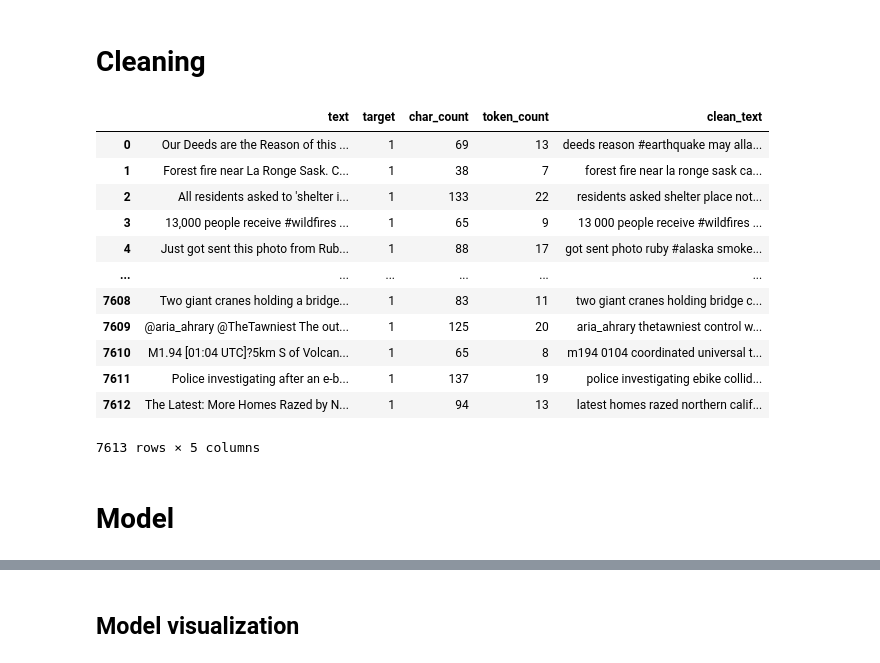
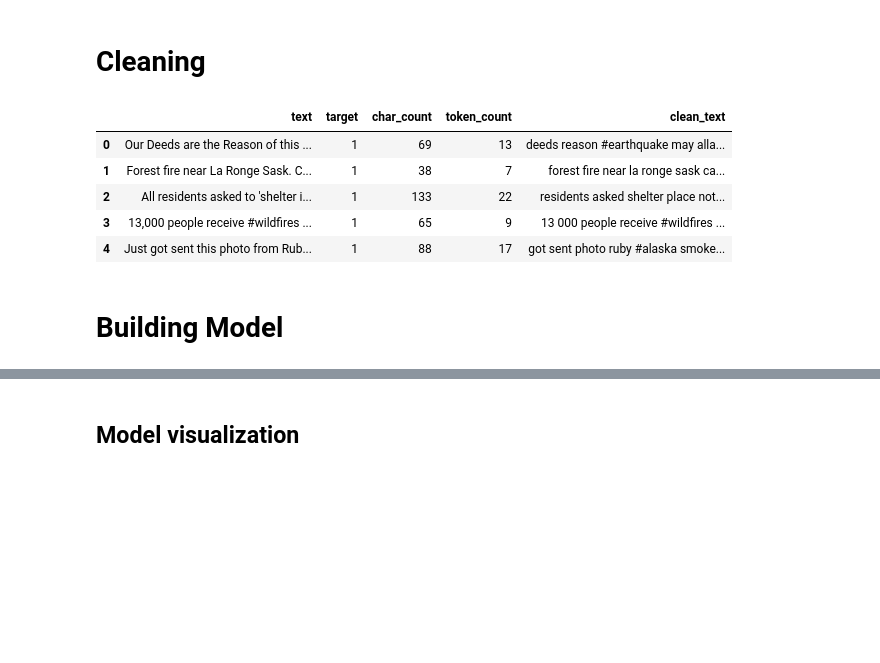
Before and after one commit to relew/NLP, a Jupyter notebook: Disaster_detection/NLP_first.ipynb, the cells around one changed output, grey strips where cells are left out. Saved outputs shown, nothing was run; the diff lists cells and outputs as text; code cells hidden in the pictures; blank space fills up the shorter version.

```diff
--- a/Disaster_detection/NLP_first.ipynb
+++ b/Disaster_detection/NLP_first.ipynb
@@ -416,22 +385,15 @@ def sentence_clean(sentence):
 # %%
 df_train['clean_text'] = df_train['text'].apply(sentence_clean)
 # %%
-df_train
+df_train.head()
 # %% [output]
 |  | text | target | char_count | token_count | clean_text |
 | 0 | Our Deeds are the Reason of this ... | 1 | 69 | 13 | deeds reason #earthquake may alla... |
 | 1 | Forest fire near La Ronge Sask. C... | 1 | 38 | 7 | forest fire near la ronge sask ca... |
 | 2 | All residents asked to 'shelter i... | 1 | 133 | 22 | residents asked shelter place not... |
 | 3 | 13,000 people receive #wildfires ... | 1 | 65 | 9 | 13 000 people receive #wildfires ... |
 | 4 | Just got sent this photo from Rub... | 1 | 88 | 17 | got sent photo ruby #alaska smoke... |
-| ... | ... | ... | ... | ... | ... |
-| 7608 | Two giant cranes holding a bridge... | 1 | 83 | 11 | two giant cranes holding bridge c... |
-| 7609 | @aria_ahrary @TheTawniest The out... | 1 | 125 | 20 | aria_ahrary thetawniest control w... |
-| 7610 | M1.94 [01:04 UTC]?5km S of Volcan... | 1 | 65 | 8 | m194 0104 coordinated universal t... |
-| 7611 | Police investigating after an e-b... | 1 | 137 | 19 | police investigating ebike collid... |
-| 7612 | The Latest: More Homes Razed by N... | 1 | 94 | 13 | latest homes razed northern calif... |
-7613 rows × 5 columns
 # %% [markdown]
-# Model
+# Building Model
 # %%
 import tensorflow_hub as hub
```
Also changed, not shown: parts of 35 cells of this notebook, 10 other files.
